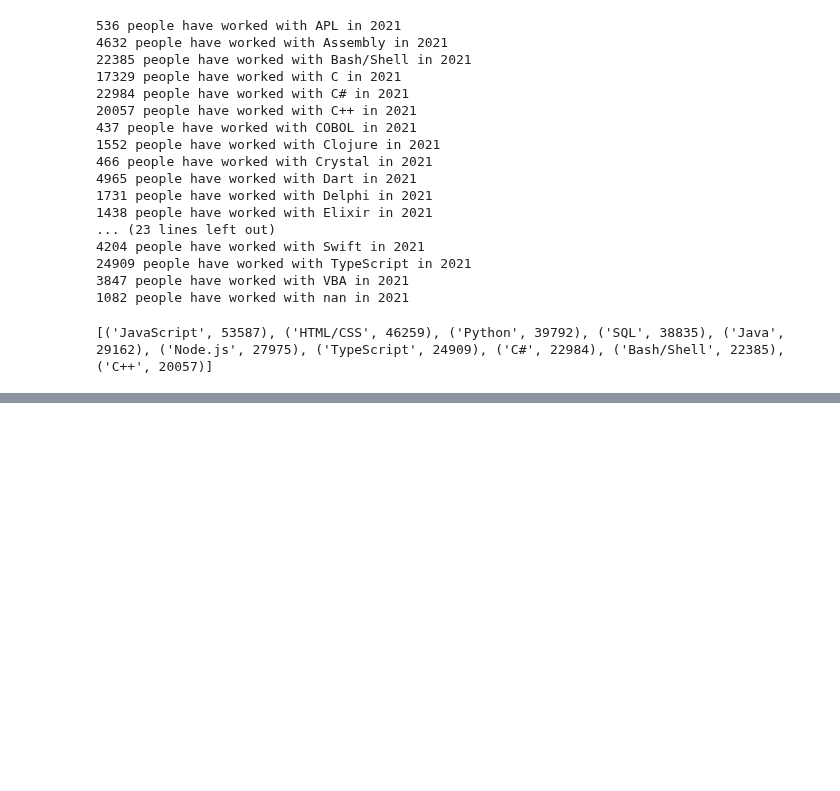
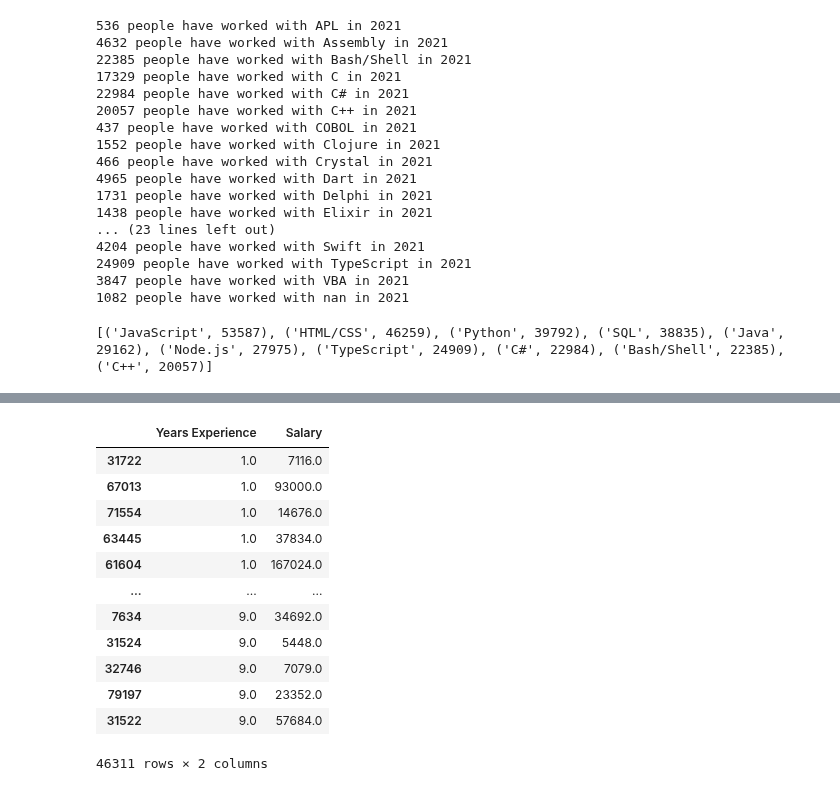
Before and after one commit to data301-2021-winter1/project-group13-project, a Jupyter notebook: notebooks/analysis1.ipynb, the cells around one changed output, grey strips where cells are left out. Cells and saved outputs as stored; diff of their text form; code cells hidden in the pictures; blank space fills up the shorter version.

```diff
--- a/notebooks/analysis1.ipynb
+++ b/notebooks/analysis1.ipynb
@@ -212,0 +215,24 @@ sns.barplot(data=topTenLangCount2021df, x="Programming Language", y="User Count"
+# %%
+from scipy.stats import zscore
+dfComp = df2021P[['YearsCode','ConvertedCompYearly']].copy().dropna().rename(columns={'YearsCode':'Years Experience','ConvertedCompYearly':'Salary'}).sort_values(by=['Years Experience'])
+
+#zScores = zscore(dfComp['Salary'])
+#absZScores = np.abs(zScores)
+#filteredSalaries = (absZScores < 3)
+#dfCompFiltered = dfComp[filteredSalaries]
+dfCompFinal = dfComp.apply(pd.to_numeric , errors = 'coerce').dropna()
+dfCompFinal
+# %% [output]
+|  | Years Experience | Salary |
+| 31722 | 1.0 | 7116.0 |
+| 67013 | 1.0 | 93000.0 |
+| 71554 | 1.0 | 14676.0 |
+| 63445 | 1.0 | 37834.0 |
+| 61604 | 1.0 | 167024.0 |
+| ... | ... | ... |
+| 7634 | 9.0 | 34692.0 |
+| 31524 | 9.0 | 5448.0 |
+| 32746 | 9.0 | 7079.0 |
+| 79197 | 9.0 | 23352.0 |
+| 31522 | 9.0 | 57684.0 |
+46311 rows × 2 columns
```
Also changed, not shown: parts of 4 cells of this notebook.
